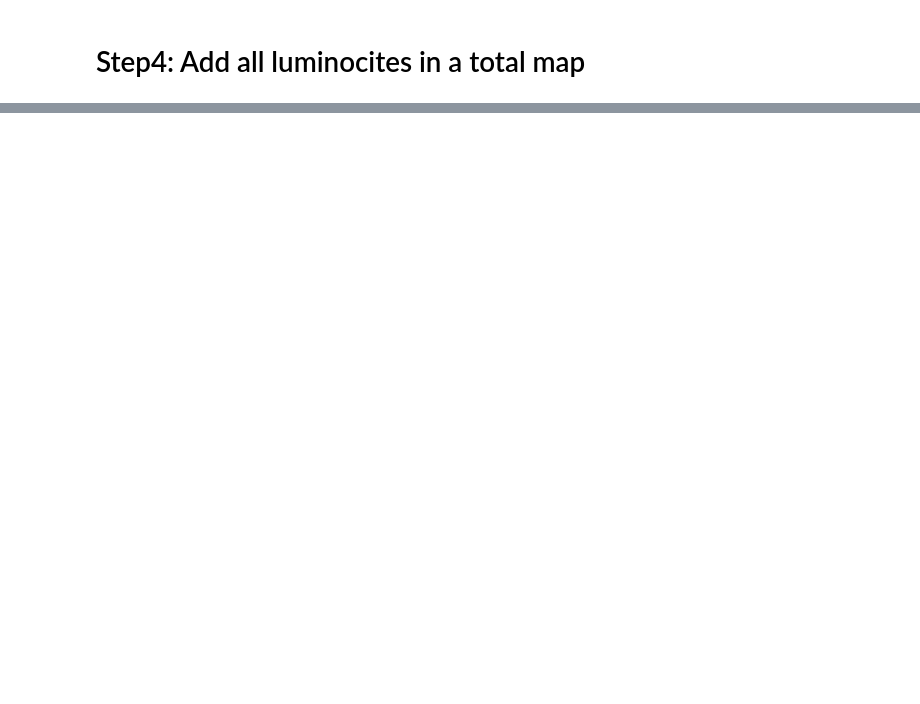
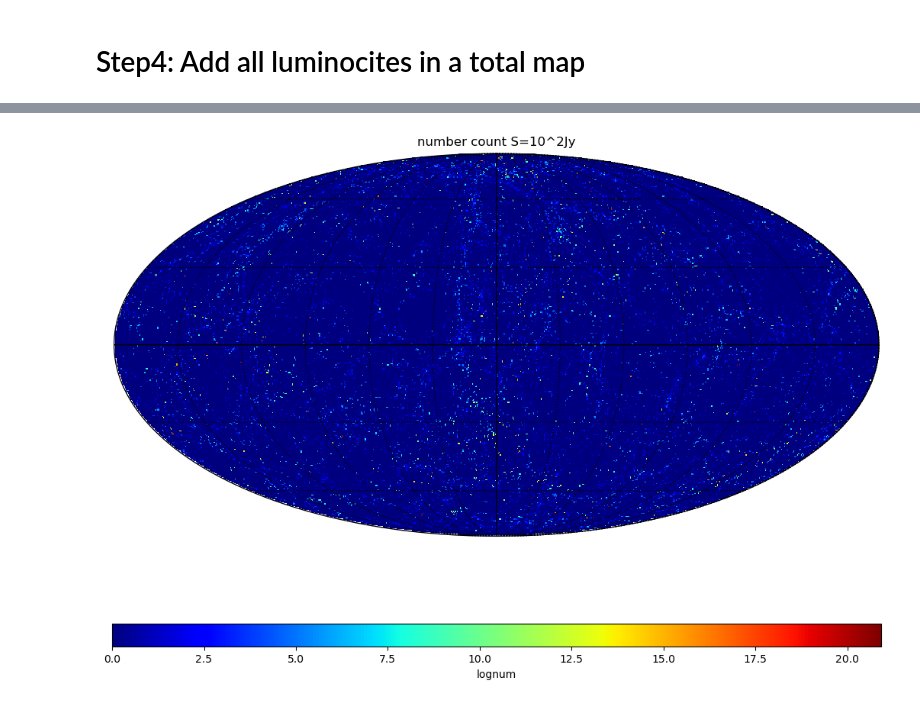
Before and after one commit to Aslanilles/Continuum-radio-sky-simulation, a Jupyter notebook: 射电点源的模拟.ipynb, the cells around one changed output, grey strips where cells are left out. Saved outputs shown, nothing was run; the diff lists cells and outputs as text; code cells hidden in the pictures; blank space fills up the shorter version.

```diff
--- a/射电点源的模拟.ipynb
+++ b/射电点源的模拟.ipynb
@@ -314,0 +399,5 @@ def change_frequency(nu2,all_flux_galaxy, para):
+# %%
+halo_with_galaxy_IDE12 = all_sky_simulate(IDE_1_2_file, 2, Parameter_FSRQ)
+plot_hpx_flux(halo_with_galaxy_IDE12, 'number count S=10^2Jy','lognum')
+# %% [output]
+[figure, added]
```
Also changed, not shown: parts of 15 cells of this notebook.
